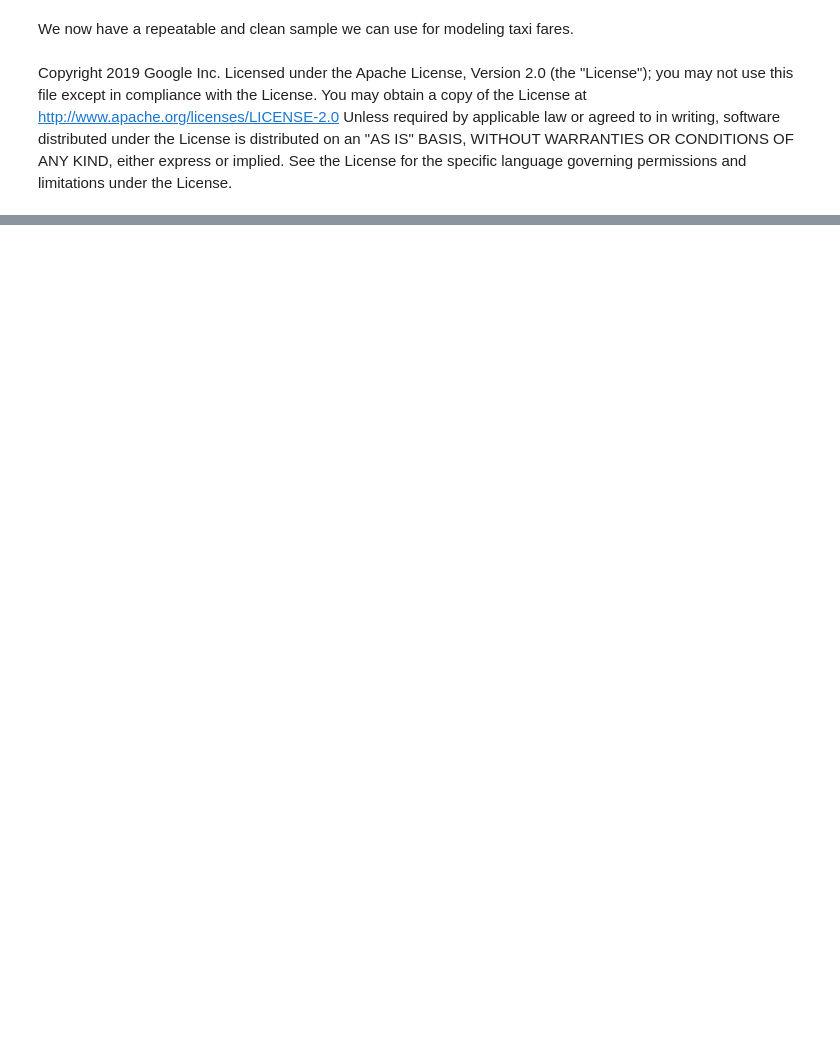
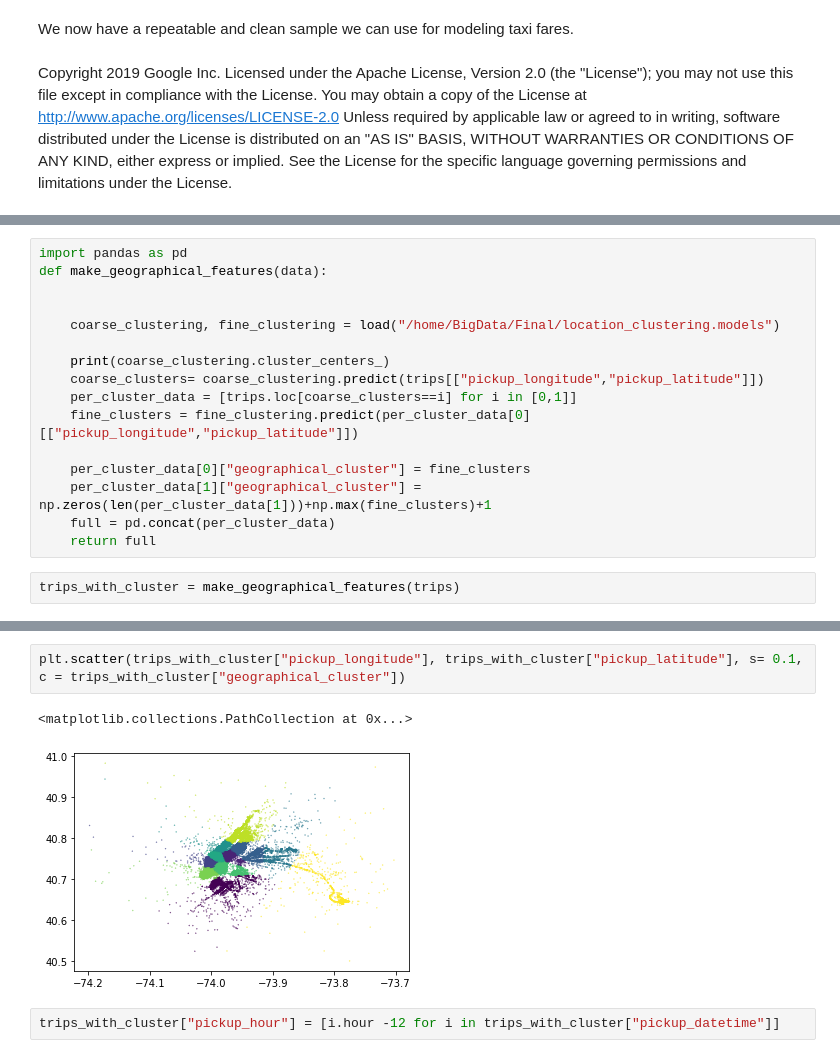
Before and after one commit to saberbf/BigData, a Jupyter notebook: Final/a_sample_explore_clean.ipynb, the cells around one changed output, grey strips where cells are left out. Saved outputs shown, nothing was run; the diff lists cells and outputs as text; blank space fills up the shorter version.

```diff
--- a/Final/a_sample_explore_clean.ipynb
+++ b/Final/a_sample_explore_clean.ipynb
@@ -363,0 +387,18 @@ Unless required by applicable law or agreed to in writing, software distributed
+# %%
+import pandas as pd
+def make_geographical_features(data):
+
+
+    coarse_clustering, fine_clustering = load("/home/BigData/Final/location_clustering.models")
+
+    print(coarse_clustering.cluster_centers_)
+    coarse_clusters= coarse_clustering.predict(trips[["pickup_longitude","pickup_latitude"]])
+    per_cluster_data = [trips.loc[coarse_clusters==i] for i in [0,1]]
+    fine_clusters = fine_clustering.predict(per_cluster_data[0][["pickup_longitude","pickup_latitude"]])
+
+    per_cluster_data[0]["geographical_cluster"] = fine_clusters
+    per_cluster_data[1]["geographical_cluster"] = np.zeros(len(per_cluster_data[1]))+np.max(fine_clusters)+1
+    full = pd.concat(per_cluster_data)
+    return full
+# %%
+trips_with_cluster = make_geographical_features(trips)
@@ -363,0 +418,7 @@ Unless required by applicable law or agreed to in writing, software distributed
+# %%
+plt.scatter(trips_with_cluster["pickup_longitude"], trips_with_cluster["pickup_latitude"], s= 0.1, c = trips_with_cluster["geographical_cluster"])
+# %% [output]
+<matplotlib.collections.PathCollection at 0x...>
+[figure, added]
+# %%
+trips_with_cluster["pickup_hour"] = [i.hour -12 for i in trips_with_cluster["pickup_datetime"]]
```
Also changed, not shown: parts of 39 cells of this notebook, 7 other files.
